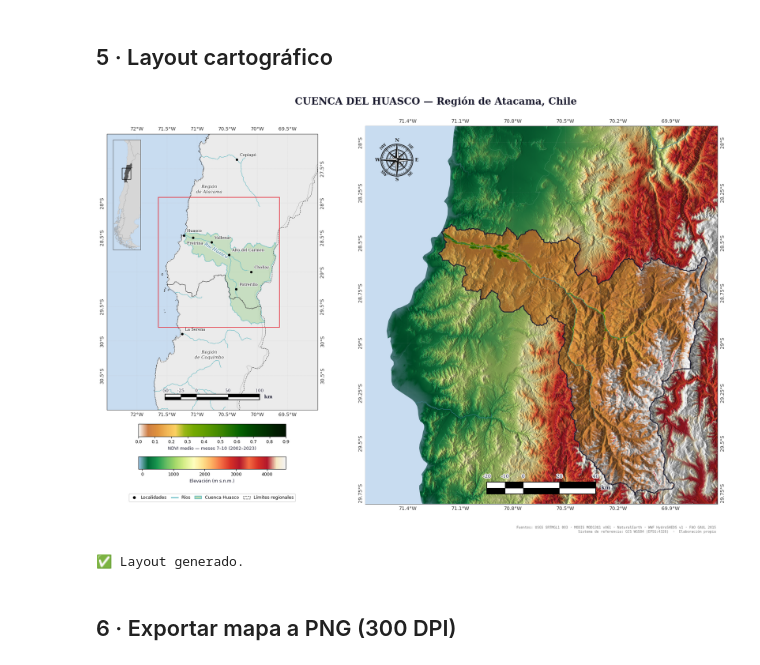
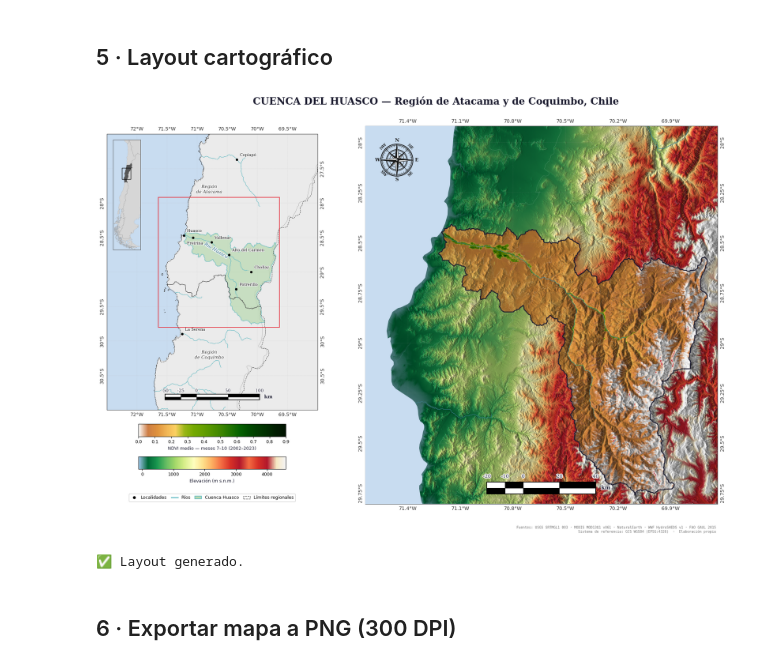
Before and after one commit to djwillichile/geoia-bloom-huasco, a Jupyter notebook: notebooks/cartografia_huasco_layout.ipynb, the cells around one changed output. Drawn from its saved outputs; the diff is of its cells as text; code cells hidden in the pictures.

```diff
--- a/notebooks/cartografia_huasco_layout.ipynb
+++ b/notebooks/cartografia_huasco_layout.ipynb
@@ -1092,35 +1092,35 @@ add_scalebar(ax_main,
 # ══════════════════════════════════════════════════════════════════════════════
 # TÍTULO Y CRÉDITOS
 # ══════════════════════════════════════════════════════════════════════════════
-fig.text(0.5, 0.965, 'CUENCA DEL HUASCO — Región de Atacama, Chile',
+fig.text(0.5, 0.965, 'CUENCA DEL HUASCO — Región de Atacama y de Coquimbo, Chile',
          ha='center', va='top', fontsize=20, fontweight='bold',
          color='#1A1A2E', fontfamily='serif')
 
 fig.text(0.9, 0.005,
     'Fuentes: USGS SRTMGL1 003 · MODIS MOD13Q1 v061 · NaturalEarth · WWF HydroSHEDS v1 · FAO GAUL 2015\n'
     'Sistema de referencia: GCS WGS84 (EPSG:4326)  ·  Elaboración propia',
     ha='right', va='bottom', fontsize=7, color='#777', fontfamily='monospace')
 
 for ax in [ax_reg, ax_main]:
     for spine in ax.spines.values():
         spine.set_edgecolor('#555')
         spine.set_linewidth(1.0)
 
 # Rotar etiquetas Y tras renderizar
 fig.canvas.draw()
 for label in gl_r.left_label_artists:
     label.set_rotation(90)
     label.set_ha('center')
     label.set_va('bottom')
 for label in gl_m.right_label_artists:
     label.set_rotation(90)
     label.set_ha('center')
     label.set_va('bottom')
 
 plt.show()
 print('✅ Layout generado.')
 # %% [output]
-[figure, old version]
+[figure, new version]
 ✅ Layout generado.
 # %% [markdown]
 ## 6 · Exportar mapa a PNG (300 DPI)
```
